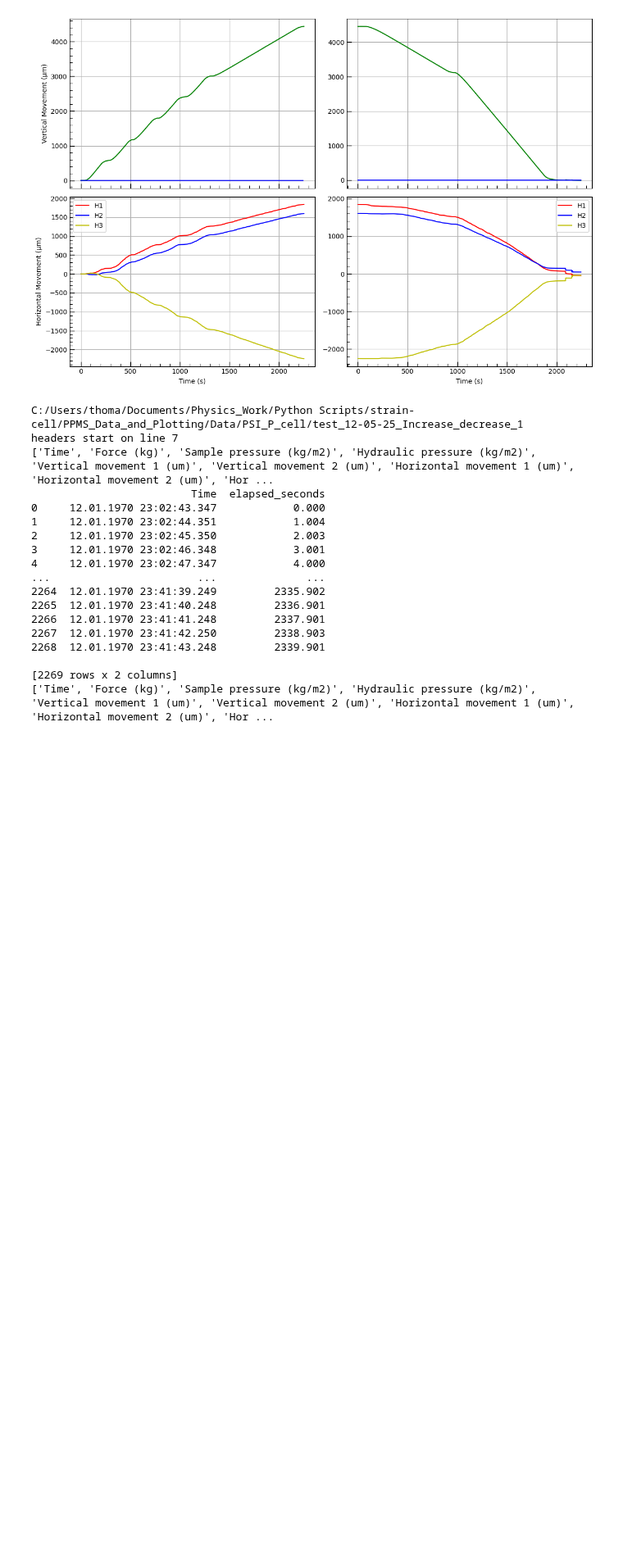
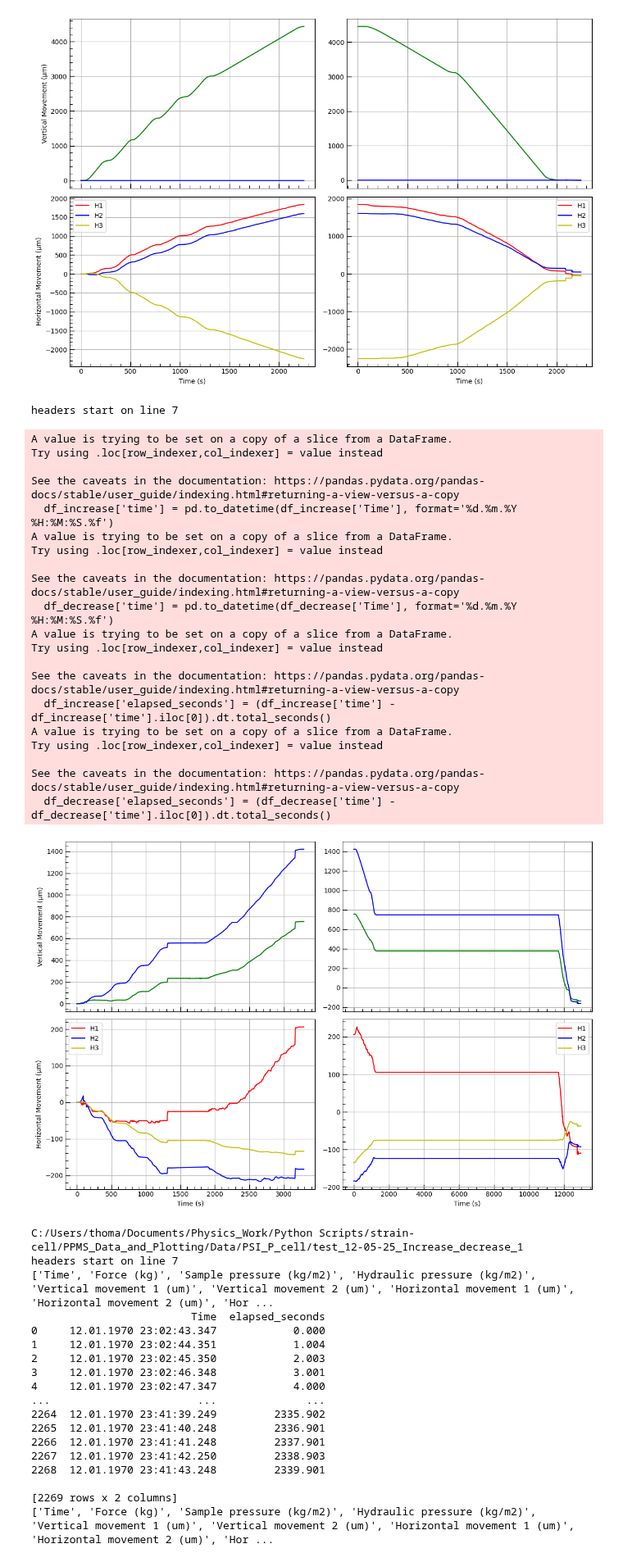
Before and after one commit to Brogan8813/strain-cell, a Jupyter notebook: PPMS_Data_and_Plotting/Data/PSI_P_cell/Plot_positions.ipynb, the cells around one changed output. Shown at 82% size. Saved outputs shown, nothing was run; the diff lists cells and outputs as text; code cells hidden in the pictures; blank space fills up the shorter version.

Commit message:
added in plots for height and displacements

```diff
--- a/PPMS_Data_and_Plotting/Data/PSI_P_cell/Plot_positions.ipynb
+++ b/PPMS_Data_and_Plotting/Data/PSI_P_cell/Plot_positions.ipynb
@@ -428,14 +428,9 @@ import matplotlib as mpl
 #Filepath where the point the test datafile exists in so it can be accessed
 #C:\Users\thoma\Documents\Physics_Work\Python Scripts\strain-cell\PPMS_Data_and_Plotting\Data\PSI_P_cell\test_9-5-25_increase+decrease-1
 filepath = "C:/Users/thoma/Documents/Physics_Work/Python Scripts/strain-cell/PPMS_Data_and_Plotting/Data/PSI_P_cell/"
-file = "test_12-05-25_Increase_decrease_1"
+file = "test_19-05-25_increase_decrease_vertical_2"
 
 FILEANDPATH=filepath+file
-
-print(FILEANDPATH)
-
-Labels = ['Time Stamp (sec)', 'Temperature (K)', 'Magnetic Field (Oe)', 'Moment (emu)', 'Chamber Temp (K)', 'Average Temp (K)' ]
-#print(FILEANDPATH)
 
 
 #The filetypes from a PPMS cryostat have a huge amount of non delimeted information at the start, this throws an error when
@@ -455,11 +450,29 @@ for i in range(100):
 
 #print(index_of_headers)
 
+
+'''For two seperate files use below'''
 #new dataframe using the index for headers we found
 #C:\Users\thoma\Documents\Physics_Work\Python Scripts\strain-cell\PPMS_Data_and_Plotting\Data\PSI_P_cell\test_12-05-25_Increase_decrease_1
 df_increase = pd.read_csv("C:/Users/thoma/Documents/Physics_Work/Python Scripts/strain-cell/PPMS_Data_and_Plotting/Data/PSI_P_cell/test_19-5-25_increase_1", sep=",", skiprows= index_of_headers, encoding='unicode_escape')
 df_decrease = pd.read_csv("C:/Users/thoma/Documents/Physics_Work/Python Scripts/strain-cell/PPMS_Data_and_Plotting/Data/PSI_P_cell/test_19-05-25_decrease_1",sep=",", skiprows= index_of_headers, encoding='unicode_escape')
-print(df_increase.columns.tolist())
+#print(df_increase.columns.tolist())
+'''For two seperate files use above'''
+
+
+
+
+'''For one combined files use below'''
+#This section is to seperate the data if you save it for both increasing and decreasing in one file
+df = pd.read_csv(FILEANDPATH, sep=",", skiprows= index_of_headers, encoding='unicode_escape')
+target_col = 'Vertical movement 1(um)'  # Replace with your column of interest
+max_index = df['Vertical movement 1 (um)'].idxmax()
+
+# --- Split the DataFrame at the max point ---
+df_increase = df.iloc[:max_index + 1]   # Include the row with the max value
+df_decrease = df.iloc[max_index + 1:]
+'''For one combined files use above'''
+
 
 df_increase['time'] = pd.to_datetime(df_increase['Time'], format='%d.%m.%Y %H:%M:%S.%f')
 df_decrease['time'] = pd.to_datetime(df_decrease['Time'], format='%d.%m.%Y %H:%M:%S.%f')
@@ -468,20 +481,14 @@ df_increase['elapsed_seconds'] = (df_increase['time'] - df_increase['time'].iloc
 df_decrease['elapsed_seconds'] = (df_decrease['time'] - df_decrease['time'].iloc[0]).dt.total_seconds()
 
 # Save or inspect
-print(df_increase[['Time', 'elapsed_seconds']])
-print(df_increase.columns.tolist())
+#print(df_increase[['Time', 'elapsed_seconds']])
+#print(df_increase.columns.tolist())
 #Vertical movement 1 (um),Vertical movement 2 (um),Horizontal movement 1 (um),Horizontal movement 2 (um),Horizontal movement 3 (um)
 
 
-'''
-#This section is to seperate the data if you save it for both increasing and decreasing in one file
 
-target_col = 'Vertical movement(um)'  # Replace with your column of interest
-max_index = df['Vertical movement (um)'].idxmax()
 
-# --- Split the DataFrame at the max point ---
-df_increase = df.iloc[:max_index + 1]   # Include the row with the max value
-df_decrease = df.iloc[max_index + 1:]'''
+
 
 x = df_increase.loc[:,'elapsed_seconds']
 y0 = df_increase.loc[:,'Vertical movement 1 (um)']
@@ -503,8 +510,8 @@ y44 = df_decrease.loc[:,'Vertical movement 2 (um)']
 fig, axs = plt.subplots(2, 2, figsize=(12, 8), sharex='col')
 
 # First plot
-axs[0,0].plot(x, y0, label='Vertical 2', color='g')
-axs[0,0].plot(x1, y44, label='Vertical 2', color='b')
+axs[0,0].plot(x, y0, label='Vertical 1', color='g')
+axs[0,0].plot(x, y4, label='Vertical 2', color='b')
 
 axs[0,0].minorticks_on()
 # Customize major ticks
@@ -573,33 +580,56 @@ figsize=(2, 4)
 
 
 
 
 # Fourth plot
 axs[1,1].plot(x1, y11, label='H1', color='r')
 axs[1,1].plot(x1, y22, label='H2', color='b')
 axs[1,1].plot(x1, y33, label='H3', color='y')
 
 axs[1,1].minorticks_on()
 # Customize major ticks
 axs[1,1].tick_params(axis='both', which='major',
                direction='in',       # ticks go inward
                length=7,             # length of major ticks
                width=1)
 
 # Customize minor ticks
 axs[1,1].tick_params(axis='both', which='minor',
                direction='in',       # ticks go inward
                length=4,             # length of minor ticks
                width=0.8)
 
 
 axs[1,1].set_xlabel('Time (s)')
 axs[1,1].grid('both')
 figsize=(2, 4)
 
 axs[1,1].legend()
 plt.tight_layout()
 plt.show()
+# %% [output]
+headers start on line 7
+A value is trying to be set on a copy of a slice from a DataFrame.
+Try using .loc[row_indexer,col_indexer] = value instead
+
+See the caveats in the documentation: https://pandas.pydata.org/pandas-docs/stable/user_guide/indexing.html#returning-a-view-versus-a-copy
+  df_increase['time'] = pd.to_datetime(df_increase['Time'], format='%d.%m.%Y %H:%M:%S.%f')
+A value is trying to be set on a copy of a slice from a DataFrame.
+Try using .loc[row_indexer,col_indexer] = value instead
+
+See the caveats in the documentation: https://pandas.pydata.org/pandas-docs/stable/user_guide/indexing.html#returning-a-view-versus-a-copy
+  df_decrease['time'] = pd.to_datetime(df_decrease['Time'], format='%d.%m.%Y %H:%M:%S.%f')
+A value is trying to be set on a copy of a slice from a DataFrame.
+Try using .loc[row_indexer,col_indexer] = value instead
+
+See the caveats in the documentation: https://pandas.pydata.org/pandas-docs/stable/user_guide/indexing.html#returning-a-view-versus-a-copy
+  df_increase['elapsed_seconds'] = (df_increase['time'] - df_increase['time'].iloc[0]).dt.total_seconds()
+A value is trying to be set on a copy of a slice from a DataFrame.
+Try using .loc[row_indexer,col_indexer] = value instead
+
+See the caveats in the documentation: https://pandas.pydata.org/pandas-docs/stable/user_guide/indexing.html#returning-a-view-versus-a-copy
+  df_decrease['elapsed_seconds'] = (df_decrease['time'] - df_decrease['time'].iloc[0]).dt.total_seconds()
+[figure, added]
 # %%
 #20-05-25 Increase decrease seperate 1
 import numpy as np
```
Also changed, not shown: parts of 3 cells of this notebook, 7 other files.
